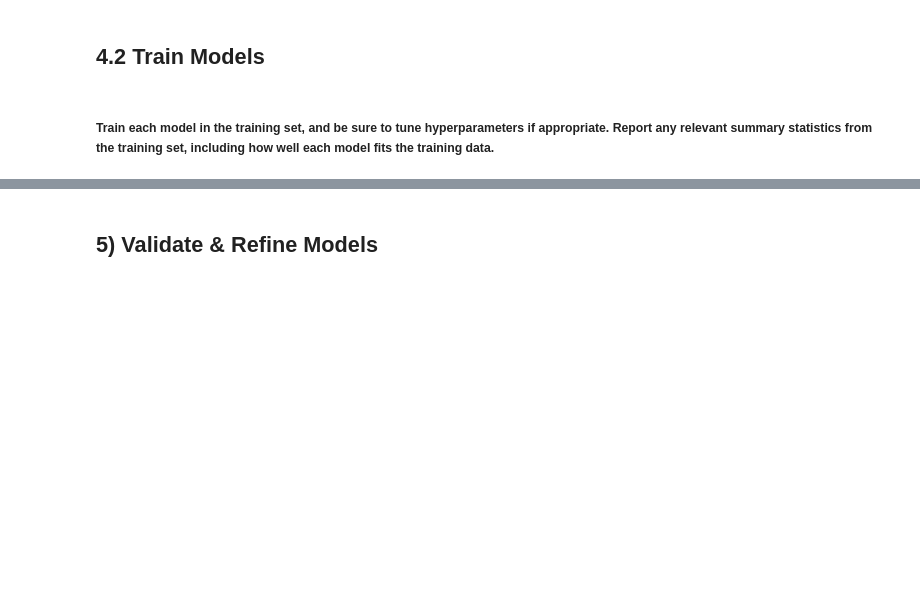
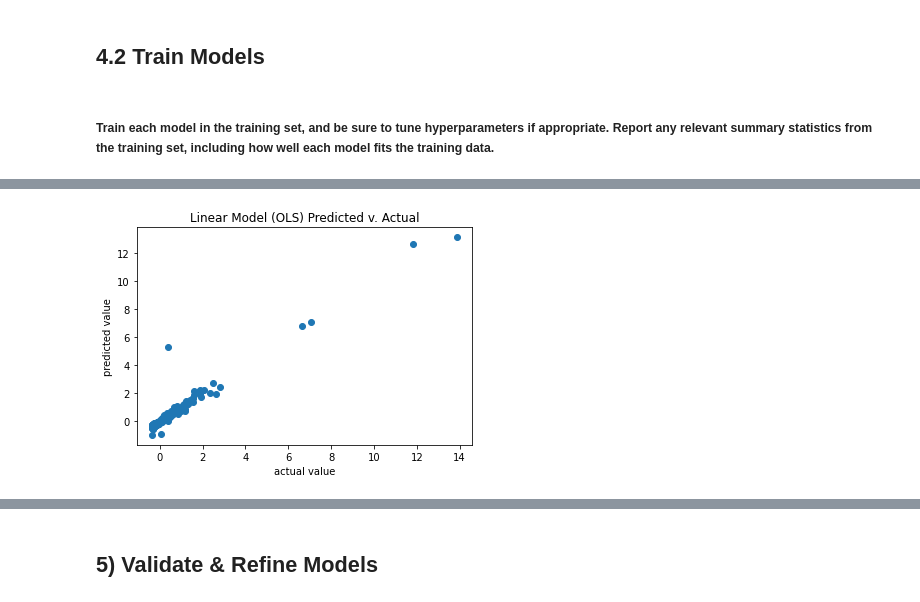
Before and after one commit to jharney0520/CSS_Project2_Team3_Fall2020, a Jupyter notebook: Project_2.ipynb, the cells around one changed output, grey strips where cells are left out. Cells and saved outputs as stored; diff of their text form; code cells hidden in the pictures; blank space fills up the shorter version.

```diff
--- a/Project_2.ipynb
+++ b/Project_2.ipynb
@@ -263,0 +602,20 @@ models.
+# %%
+## Standardize! ##
+## Citing from: https://medium.com/@rrfd/standardize-or-normalize-examples-in-python-e3f174b65dfc ##
+
+# Get column names first
+names = cdc.columns
+
+# Create the Scaler object
+scaler = preprocessing.StandardScaler()
+
+# Fit your data on the scaler object
+scaled_cdc = scaler.fit_transform(cdc)
+scaled_cdc = pd.DataFrame(scaled_cdc, columns=names)
+# %%
+## Merge state dummies back in ##
+## Cited from: https://towardsdatascience.com/the-dummys-guide-to-creating-dummy-variables-f21faddb1d40 ##
+scaled_cdc = scaled_cdc.merge(State_mergeback, left_index=True, right_index=True)
+# %%
+## Let's create a dataset with no missing values! ##
+nomiss_stdcdc=scaled_cdc.dropna()
@@ -264,9 +644,7 @@ models.
 # %%
-#convert categorical features to numerical information
-# already done on top
 
-#first step, exclude the target (which is our diabetes variable)
-X = cdc.drop(['Diabetes_Number', 'County', 'State', 'CountyFIPS'], axis = 1)
+#exclude the target (which is our diabetes variable)
+X = nomiss_stdcdc.drop(['Diabetes_Number'], axis = 1)
 
 #X = cdc[['Obesity_Number',
          #'Physical_Inactivity_Number',
@@ -274,7 +652,7 @@ X = cdc.drop(['Diabetes_Number', 'County', 'State', 'CountyFIPS'], axis = 1)
        # 'white_other_ratio']]
 
 #diabetes numbers
-y = cdc['Diabetes_Number']
+y = nomiss_stdcdc['Diabetes_Number']
 # %%
 X.dtypes
 # %% [output]
@@ -385,0 +756,15 @@ NameError: name 'lin_model' is not defined
+# %%
+#Plotting Residuals
+
+#difference between predicted and actual values (error) gives sense of how good model is
+# predict the number of diabetes cases
+lin_pred = lin_model.predict(X_validate)
+
+# plot the residuals on a scatter plot
+plt.scatter(y_validate, lin_pred)
+plt.title('Linear Model (OLS) Predicted v. Actual')
+plt.xlabel('actual value')
+plt.ylabel('predicted value')
+plt.show()
+# %% [output]
+[figure, added]
```
Also changed, not shown: parts of 89 cells of this notebook.
